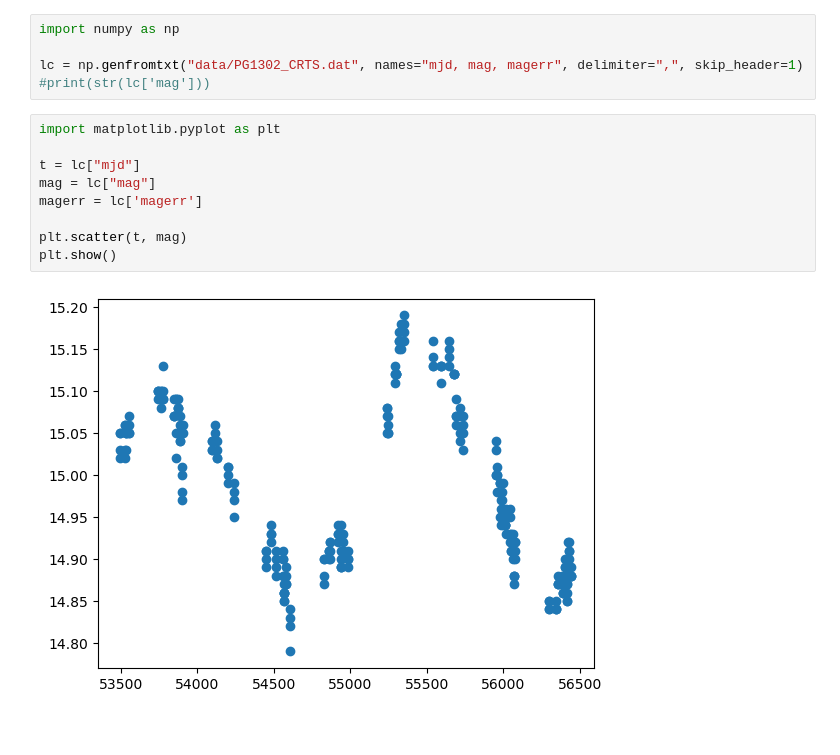
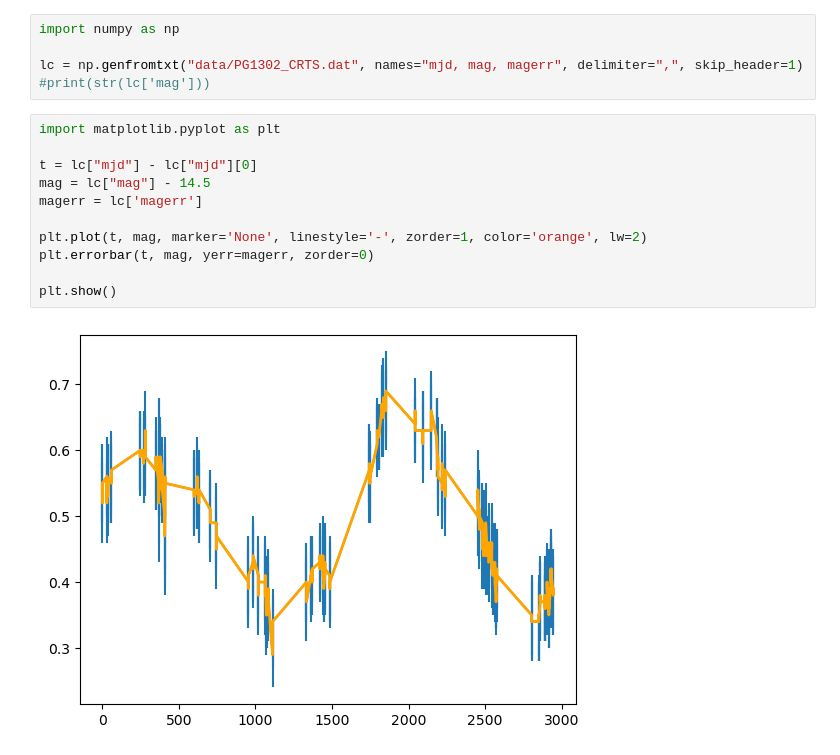
Before and after one commit to skp80286/smbhb_detection, a Jupyter notebook: lomb_scargle_analysis.ipynb, the cells around one changed output. Drawn from its saved outputs; the diff is of its cells as text.

```diff
--- a/lomb_scargle_analysis.ipynb
+++ b/lomb_scargle_analysis.ipynb
@@ -6,11 +6,13 @@ lc = np.genfromtxt("data/PG1302_CRTS.dat", names="mjd, mag, magerr", delimiter="
 # %%
 import matplotlib.pyplot as plt
 
-t = lc["mjd"]
-mag = lc["mag"]
+t = lc["mjd"] - lc["mjd"][0]
+mag = lc["mag"] - 14.5
 magerr = lc['magerr']
 
-plt.scatter(t, mag)
+plt.plot(t, mag, marker='None', linestyle='-', zorder=1, color='orange', lw=2)
+plt.errorbar(t, mag, yerr=magerr, zorder=0)
+
 plt.show()
 # %% [output]
-[figure, old version]
+[figure, new version]
```
Also changed, not shown: parts of 3 cells of this notebook.
